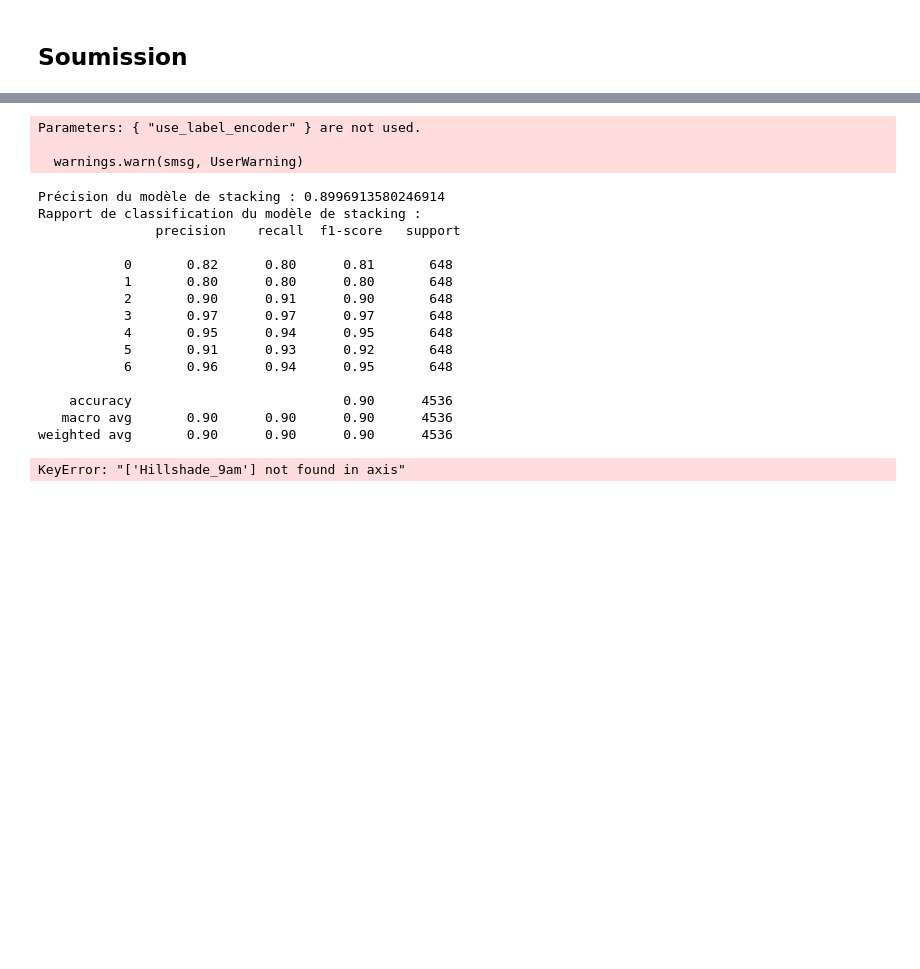
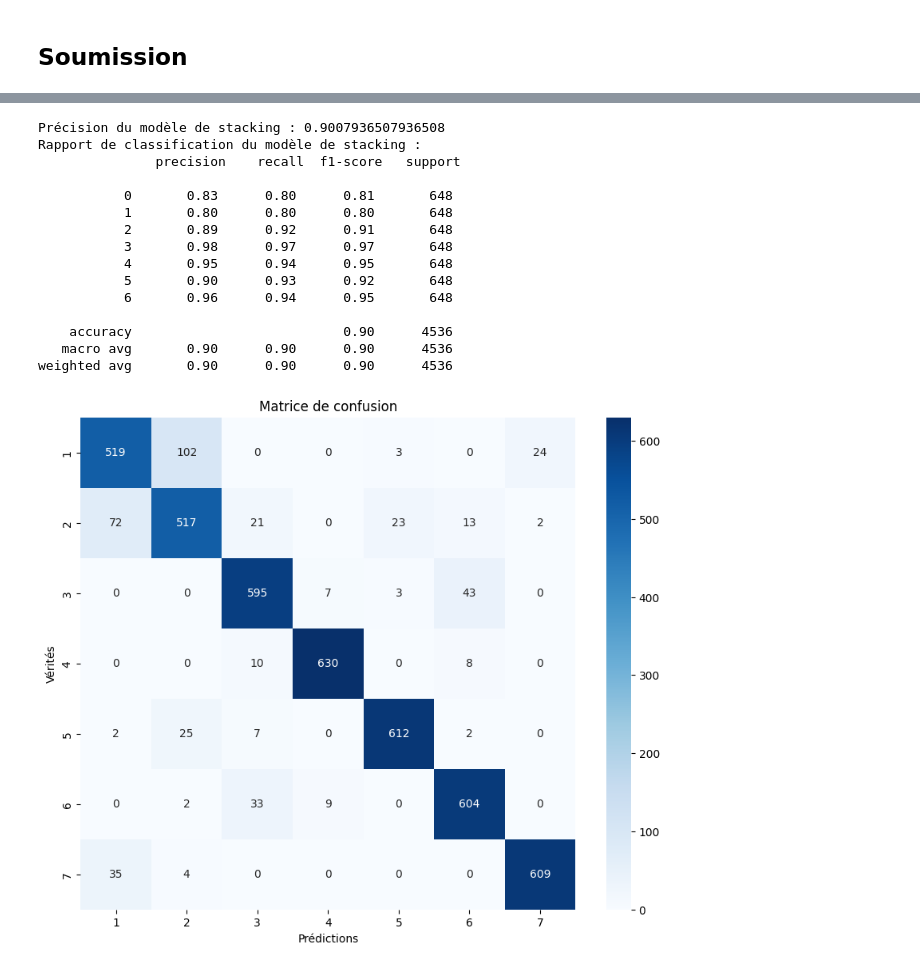
Before and after one commit to stephecw/Forest-Challenge, a Jupyter notebook: tuning_hill.ipynb, the cells around one changed output, grey strips where cells are left out. Saved outputs shown, nothing was run; the diff lists cells and outputs as text; code cells hidden in the pictures; blank space fills up the shorter version.

```diff
--- a/tuning_hill.ipynb
+++ b/tuning_hill.ipynb
@@ -159,10 +165,10 @@ best_xgb_params = {
 xgb_model = xgb.XGBClassifier(objective='multi:softmax', num_class=7, **best_xgb_params, random_state=42)
 
 # Entraîner le modèle sur l'ensemble d'entraînement
-xgb_model.fit(X_train_hill, y_train_adj)
+xgb_model.fit(X_train_hill2, y_train_adj)
 
 # Prédire les classes sur l'ensemble de test
-y_pred_xgb = xgb_model.predict(X_test_hill)
+y_pred_xgb = xgb_model.predict(X_test_hill2)
 
 # Évaluer les performances du modèle
 accuracy_xgb = accuracy_score(y_test_adj, y_pred_xgb)
@@ -233,10 +239,10 @@ best_lgb_params = {
 lgb_model = lgb.LGBMClassifier(objective='multiclass', num_class=7, **best_lgb_params, random_state=42)
 
 # Entraîner le modèle sur l'ensemble d'entraînement
-lgb_model.fit(X_train_hill, y_train)
+lgb_model.fit(X_train_hill2, y_train)
 
 # Prédire les classes sur l'ensemble de test
-y_pred_lgb = lgb_model.predict(X_test_hill)
+y_pred_lgb = lgb_model.predict(X_test_hill2)
 
 # Évaluer les performances du modèle
 accuracy_lgb = accuracy_score(y_test, y_pred_lgb)
@@ -394,10 +400,10 @@ best_gb_params = {
 gb_model = GradientBoostingClassifier(**best_gb_params, random_state=42)
 
 # Entraîner le modèle sur l'ensemble d'entraînement
-gb_model.fit(X_train_hill, y_train)
+gb_model.fit(X_train_hill2, y_train)
 
 # Prédire les classes sur l'ensemble de test
-y_pred_gb = gb_model.predict(X_test_hill)
+y_pred_gb = gb_model.predict(X_test_hill2)
 
 # Évaluer les performances du modèle
 accuracy_gb = accuracy_score(y_test, y_pred_gb)
@@ -535,6 +541,9 @@ gradient_boosting = GradientBoostingClassifier(
 )
 
 # Définir le méta-modèle (un modèle simple comme la régression logistique)
+# meta_model = GradientBoostingClassifier(
+#     n_estimators=150, learning_rate=0.1, max_depth=5, random_state=42
+# )
 meta_model = XGBClassifier(
     n_estimators=160, #150 #200,
     max_depth= 2,  #3,#4
@@ -559,5 +568,5 @@ stacking_model = StackingClassifier(
         ('gb', gradient_boosting)
     ],
     final_estimator=meta_model,
-    cv=10  # Utiliser une validation croisée pour le stacking
+    cv=20  # Utiliser une validation croisée pour le stacking
 )
@@ -564,7 +597,4 @@ stacking_model = StackingClassifier(
 # %%
-# Entraîner le modèle de stacking
-stacking_model.fit(X_train_hill, y_train_adj)
-
 # Prédire sur l'ensemble de test
 y_pred_stack = stacking_model.predict(X_test_hill)
 
@@ -573,30 +603,40 @@ accuracy_stack = accuracy_score(y_test_adj, y_pred_stack)
 print("Précision du modèle de stacking :", accuracy_stack)
 print("Rapport de classification du modèle de stacking :\n", classification_report(y_test_adj, y_pred_stack))
 # %% [output]
-Parameters: { "use_label_encoder" } are not used.
+Précision du modèle de stacking : 0.9007936507936508
+Rapport de classification du modèle de stacking :
+               precision    recall  f1-score   support
 
-  warnings.warn(smsg, UserWarning)
+           0       0.83      0.80      0.81       648
+           1       0.80      0.80      0.80       648
+           2       0.89      0.92      0.91       648
+           3       0.98      0.97      0.97       648
+           4       0.95      0.94      0.95       648
+           5       0.90      0.93      0.92       648
+           6       0.96      0.94      0.95       648
+
+    accuracy                           0.90      4536
+   macro avg       0.90      0.90      0.90      4536
+weighted avg       0.90      0.90      0.90      4536
-Précision du modèle de stacking : 0.8996913580246914
-Rapport de classification du modèle de stacking :
-               precision    recall  f1-score   support
-
-           0       0.82      0.80      0.81       648
-           1       0.80      0.80      0.80       648
-           2       0.90      0.91      0.90       648
-           3       0.97      0.97      0.97       648
-           4       0.95      0.94      0.95       648
-           5       0.91      0.93      0.92       648
-           6       0.96      0.94      0.95       648
-
-    accuracy                           0.90      4536
-   macro avg       0.90      0.90      0.90      4536
-weighted avg       0.90      0.90      0.90      4536
+# %%
+from sklearn.metrics import confusion_matrix
+import seaborn as sns
+
+import matplotlib.pyplot as plt
+
+# Calculer la matrice de confusion
+conf_matrix = confusion_matrix(y_test_adj, y_pred_stack)
+
+# Tracer la matrice de confusion
+plt.figure(figsize=(10, 8))
+sns.heatmap(conf_matrix, annot=True, fmt='d', cmap='Blues', xticklabels=range(1, 8), yticklabels=range(1, 8))
+plt.xlabel('Prédictions')
+plt.ylabel('Vérités')
+plt.title('Matrice de confusion')
+plt.show()
+# %% [output]
+[figure, added]
 # %%
 y_adj = y - 1
 
 X_test_full = pd.read_csv('test-full.csv')
-# %%
-X = X.drop(columns=['Hillshade_9am'])
-X_test_full = X_test_full.drop(columns=['Hillshade_9am'])
-# %% [output]
-KeyError: "['Hillshade_9am'] not found in axis"
```
Also changed, not shown: parts of 13 cells of this notebook, 14 other files.
